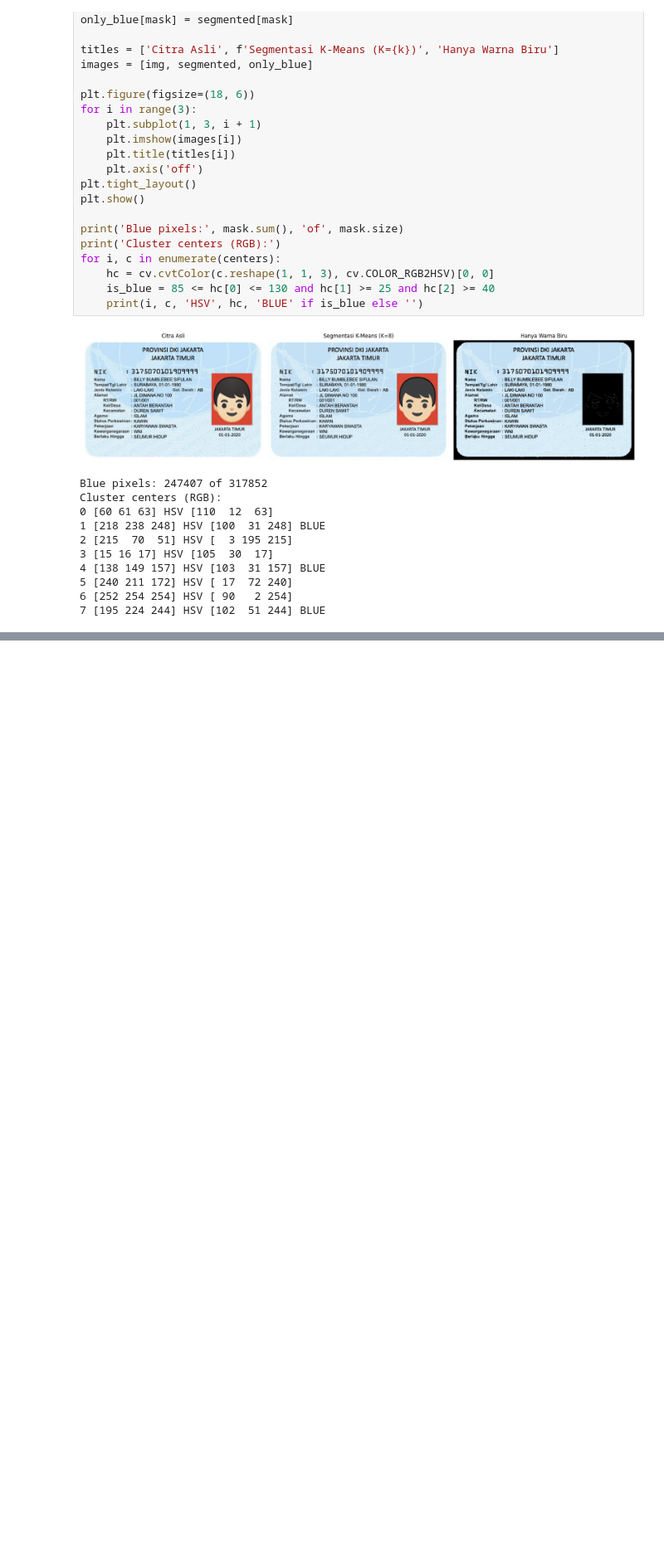
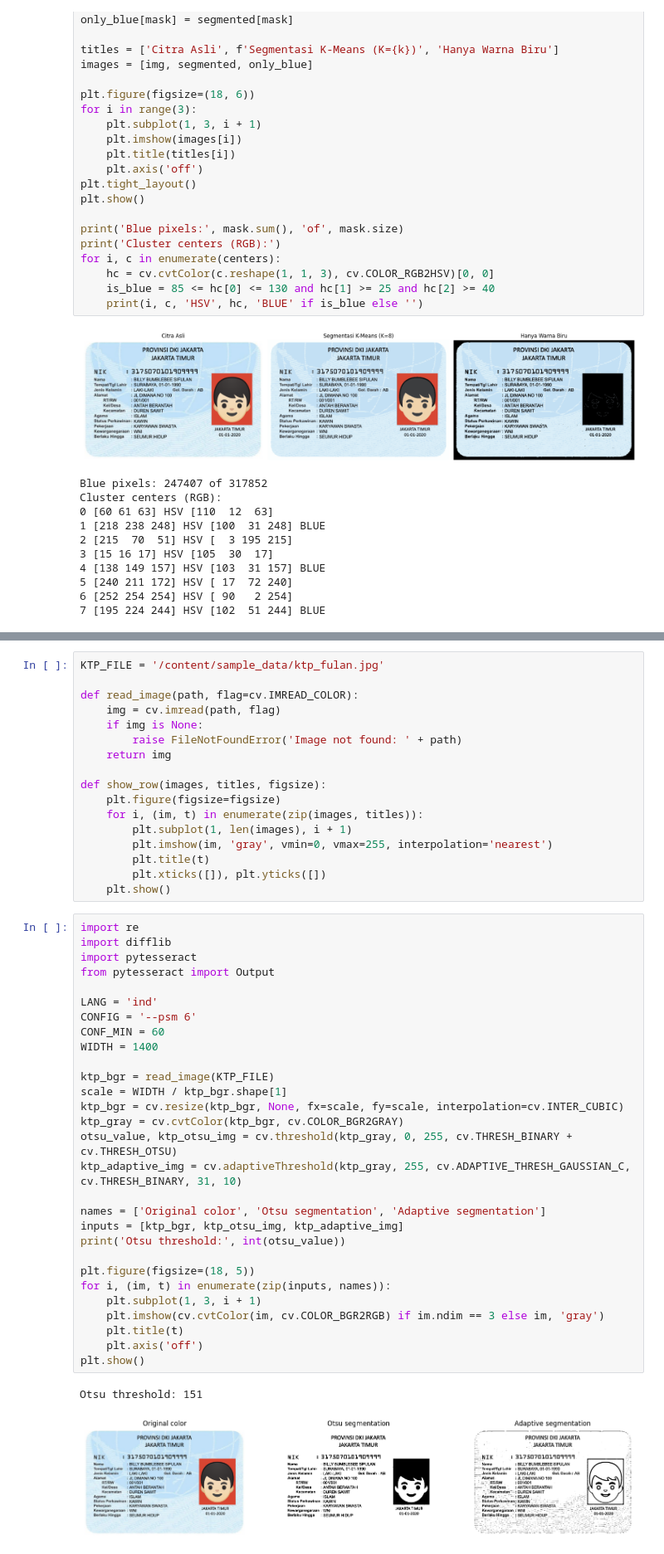
Before and after one commit to eiyu18/pcvk, a Jupyter notebook: week7.ipynb, the cells around one changed output, grey strips where cells are left out. Shown at 83% size. Cells and saved outputs as stored; diff of their text form; blank space fills up the shorter version.

```diff
--- a/week7.ipynb
+++ b/week7.ipynb
@@ -234,0 +253,49 @@ Cluster centers (RGB):
+# %%
+KTP_FILE = '/content/sample_data/ktp_fulan.jpg'
+
+def read_image(path, flag=cv.IMREAD_COLOR):
+    img = cv.imread(path, flag)
+    if img is None:
+        raise FileNotFoundError('Image not found: ' + path)
+    return img
+
+def show_row(images, titles, figsize):
+    plt.figure(figsize=figsize)
+    for i, (im, t) in enumerate(zip(images, titles)):
+        plt.subplot(1, len(images), i + 1)
+        plt.imshow(im, 'gray', vmin=0, vmax=255, interpolation='nearest')
+        plt.title(t)
+        plt.xticks([]), plt.yticks([])
+    plt.show()
+# %%
+import re
+import difflib
+import pytesseract
+from pytesseract import Output
+
+LANG = 'ind'
+CONFIG = '--psm 6'
+CONF_MIN = 60
+WIDTH = 1400
+
+ktp_bgr = read_image(KTP_FILE)
+scale = WIDTH / ktp_bgr.shape[1]
+ktp_bgr = cv.resize(ktp_bgr, None, fx=scale, fy=scale, interpolation=cv.INTER_CUBIC)
+ktp_gray = cv.cvtColor(ktp_bgr, cv.COLOR_BGR2GRAY)
+otsu_value, ktp_otsu_img = cv.threshold(ktp_gray, 0, 255, cv.THRESH_BINARY + cv.THRESH_OTSU)
+ktp_adaptive_img = cv.adaptiveThreshold(ktp_gray, 255, cv.ADAPTIVE_THRESH_GAUSSIAN_C, cv.THRESH_BINARY, 31, 10)
+
+names = ['Original color', 'Otsu segmentation', 'Adaptive segmentation']
+inputs = [ktp_bgr, ktp_otsu_img, ktp_adaptive_img]
+print('Otsu threshold:', int(otsu_value))
+
+plt.figure(figsize=(18, 5))
+for i, (im, t) in enumerate(zip(inputs, names)):
+    plt.subplot(1, 3, i + 1)
+    plt.imshow(cv.cvtColor(im, cv.COLOR_BGR2RGB) if im.ndim == 3 else im, 'gray')
+    plt.title(t)
+    plt.axis('off')
+plt.show()
+# %% [output]
+Otsu threshold: 151
+[figure, added]
```
Also changed, not shown: parts of 10 cells of this notebook.
